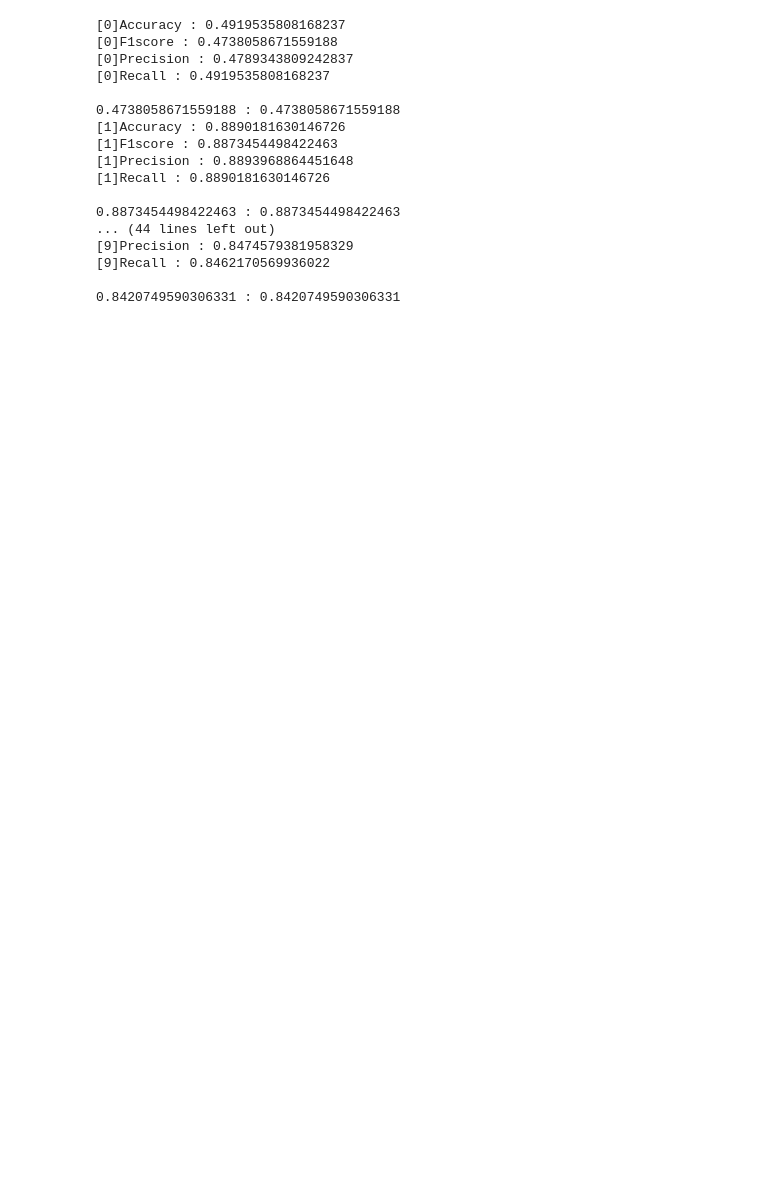
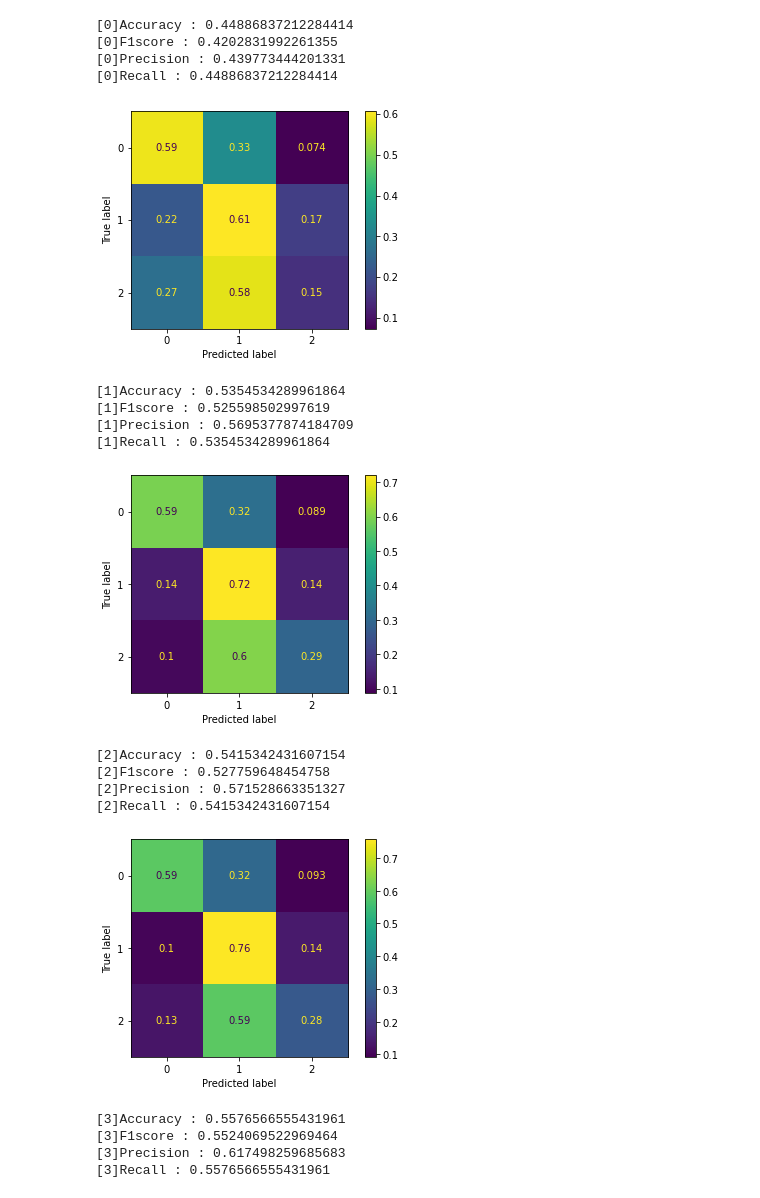
Before and after one commit to AI-BMI-Prediction/MachineLearningAlgorithms, a Jupyter notebook: Decision Tree/Decision Tree.ipynb, the cells around one changed output. Saved outputs shown, nothing was run; the diff lists cells and outputs as text; code cells hidden in the pictures; blank space fills up the shorter version.

```diff
--- a/Decision Tree/Decision Tree.ipynb
+++ b/Decision Tree/Decision Tree.ipynb
@@ -49,49 +49,63 @@ for i in range(10):
         y_test=pd.concat([y_test,y_temp_test])
         y_temp_train=y.iloc[Count_2*j+Count_1:Count_2*(j+1)]
         y_train=pd.concat([y_train,y_temp_train])
 
     #SMOTE 적용
     smote = SMOTE(random_state=0)
     X_train,y_train = smote.fit_resample(X_train,y_train)
     X_test,y_test = smote.fit_resample(X_test,y_test)
 
     #모델 정의, 예측
-    model = DecisionTreeClassifier()
+    model = DecisionTreeClassifier(max_depth=6)
     model.fit(X_train, y_train)
 
     predict=model.predict(X_test)
     #Accuracy
     print("[{}]Accuracy : {}".format(i,model.score(X_test,y_test)))
     #f1score
     f1 = f1_score(y_test,predict, average='weighted')
     print("[{}]F1score : {}".format(i,f1))
     #precision/recall
     list=sk(y_test,predict,average='weighted')
     print("[{}]Precision : {}".format(i,list[0]))
     print("[{}]Recall : {}".format(i,list[1]))
     print()
 
     #결과 배열에 넣기
     Result[i][0]=model.score(X_test,y_test)
     Result[i][1]=list[2]
     Result[i][2]=list[0]
     Result[i][3]=list[1]
-    print("{} : {}".format(list[2],f1))
+
+    from sklearn.metrics import confusion_matrix
+    from sklearn.metrics import confusion_matrix, ConfusionMatrixDisplay
+    import matplotlib.pyplot as plt
+
+    confusion_matrix(y_test, predict)
+
+    cm = confusion_matrix(y_test, predict, labels=[0,1,2],normalize="true")
+    disp = ConfusionMatrixDisplay(confusion_matrix=cm,display_labels=[0,1,2])
+    disp.plot()
+    filename=("ConfusionMatrix_"+str(i))
+    plt.savefig(filename+".png")
+    plt.show()
 # %% [output]
-[0]Accuracy : 0.4919535808168237
-[0]F1score : 0.4738058671559188
-[0]Precision : 0.4789343809242837
-[0]Recall : 0.4919535808168237
-
-0.4738058671559188 : 0.4738058671559188
-[1]Accuracy : 0.8890181630146726
-[1]F1score : 0.8873454498422463
-[1]Precision : 0.8893968864451648
-[1]Recall : 0.8890181630146726
-
-0.8873454498422463 : 0.8873454498422463
-... (44 lines left out)
-[9]Precision : 0.8474579381958329
-[9]Recall : 0.8462170569936022
-
-0.8420749590306331 : 0.8420749590306331
+[0]Accuracy : 0.44886837212284414
+[0]F1score : 0.4202831992261355
+[0]Precision : 0.439773444201331
+[0]Recall : 0.44886837212284414
+[figure, added]
+[1]Accuracy : 0.5354534289961864
+[1]F1score : 0.525598502997619
+[1]Precision : 0.5695377874184709
+[1]Recall : 0.5354534289961864
+[figure, added]
+[2]Accuracy : 0.5415342431607154
+[2]F1score : 0.527759648454758
+[2]Precision : 0.571528663351327
+[2]Recall : 0.5415342431607154
+[figure, added]
+[3]Accuracy : 0.5576566555431961
+[3]F1score : 0.5524069522969464
+[3]Precision : 0.617498259685683
+[3]Recall : 0.5576566555431961
```
Also changed, not shown: parts of 3 cells of this notebook, 16 other files.
